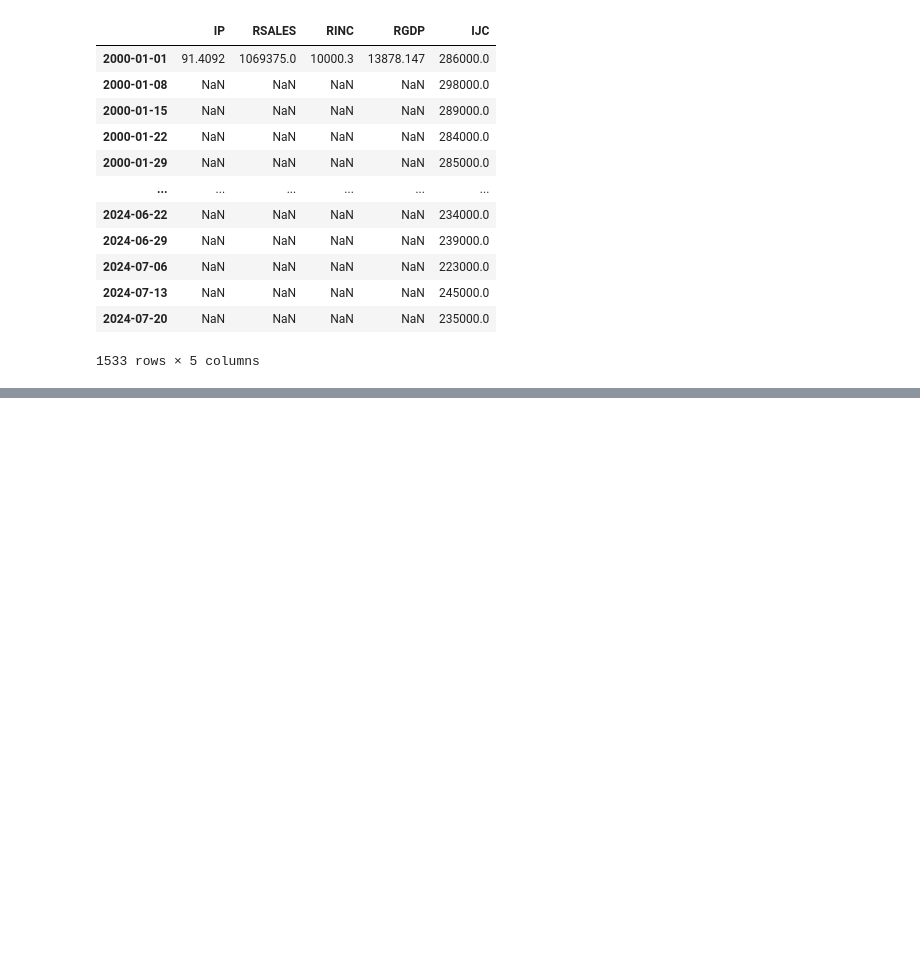
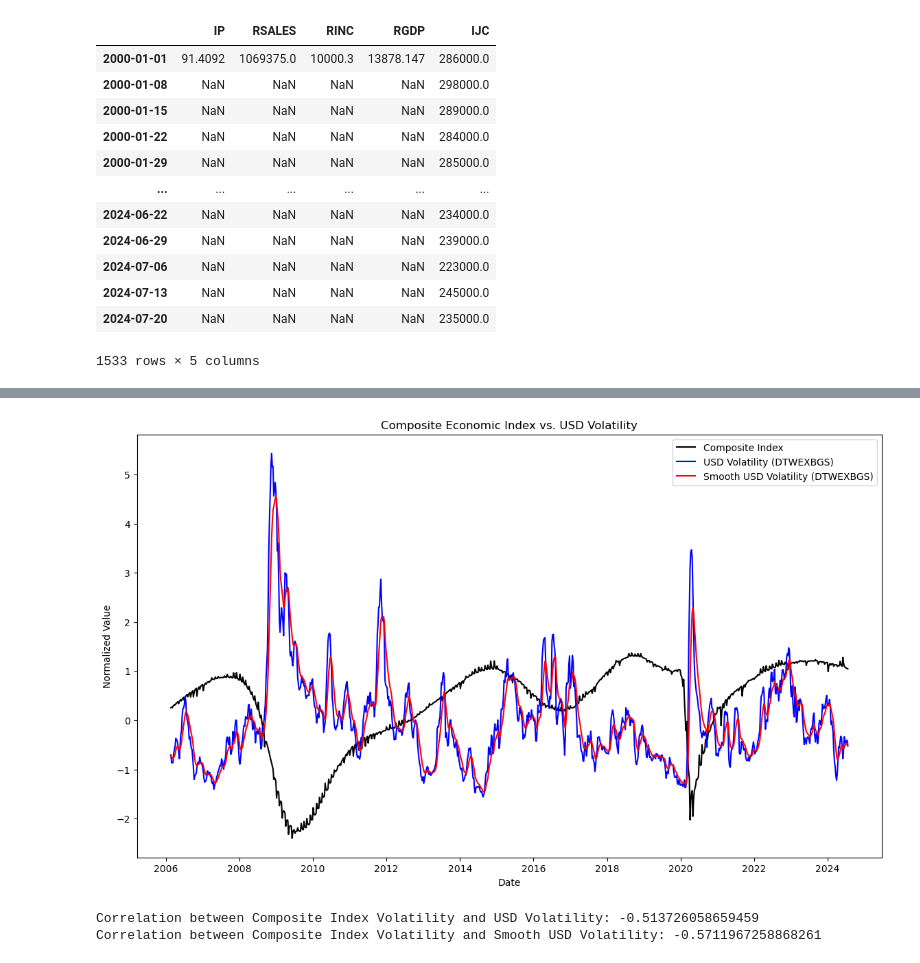
Before and after one commit to vuminhducvmd/US-Economic-Strength, a Jupyter notebook: EconomicIndex.ipynb, the cells around one changed output, grey strips where cells are left out. Drawn from its saved outputs; the diff is of its cells as text; code cells hidden in the pictures; blank space fills up the shorter version.

```diff
--- a/EconomicIndex.ipynb
+++ b/EconomicIndex.ipynb
@@ -479,0 +493,21 @@ plt.show()
+# %%
+# Retrieve DTWEXBGS series (USD Volatility)
+usd = fred.get_series('DTWEXBGS')
+usd = pd.DataFrame(usd, columns=['USD'])
+
+usd['return'] = usd['USD'].pct_change()
+
+# Volatility calculation
+window = 30
+
+# Calculate rolling standard deviation of daily returns to get volatility
+usd['USD_Volatility'] = usd['return'].rolling(window=window).std()
+
+usd.dropna(subset=['USD_Volatility'], inplace=True)
+
+usd = (usd - usd.mean()) / usd.std()
+
+usd_volatility = usd[['USD_Volatility']]
+
+usd_volatility = usd_volatility.resample('W').mean()
+usd_volatility.head()
@@ -479,0 +521,4 @@ plt.show()
+# %%
+# Smooth USD volatility using Exponential Moving Average (EMA)
+usd_volatility_smooth = usd_volatility.ewm(span=8, adjust=False).mean()
+usd_volatility_smooth.head()
@@ -479,0 +532,32 @@ plt.show()
+# %%
+# Combine composite index and USD volatility
+usd_composite_idx = pd.DataFrame({
+    'Composite_Index': df['Composite_Index'],
+    'USD_Volatility': usd_volatility['USD_Volatility'],
+    'Smooth_USD_Volatility': usd_volatility_smooth['USD_Volatility']
+}).dropna()
+
+# Plot the results
+plt.figure(figsize=(14, 8))
+plt.plot(usd_composite_idx.index, usd_composite_idx['Composite_Index'], label='Composite Index', color='black')
+plt.plot(usd_composite_idx.index, usd_composite_idx['USD_Volatility'], label='USD Volatility (DTWEXBGS)', color='blue')
+plt.plot(usd_composite_idx.index, usd_composite_idx['Smooth_USD_Volatility'], label='Smooth USD Volatility (DTWEXBGS)', color='red')
+
+plt.xlabel('Date')
+plt.ylabel('Normalized Value')
+plt.title('Composite Economic Index vs. USD Volatility')
+plt.legend()
+plt.show()
+# %% [output]
+[figure, added]
+# %%
+# Calculate correlation between composite index and USD volatility
+correlation = usd_composite_idx['Composite_Index'].corr(usd_composite_idx['USD_Volatility'])
+print(f"Correlation between Composite Index Volatility and USD Volatility: {correlation}")
+
+# Calculate correlation between composite index and Smooth USD volatility
+correlation = usd_composite_idx['Composite_Index'].corr(usd_composite_idx['Smooth_USD_Volatility'])
+print(f"Correlation between Composite Index Volatility and Smooth USD Volatility: {correlation}")
+# %% [output]
+Correlation between Composite Index Volatility and USD Volatility: -0.513726058659459
+Correlation between Composite Index Volatility and Smooth USD Volatility: -0.5711967258868261
```
Also changed, not shown: parts of 14 cells of this notebook.
